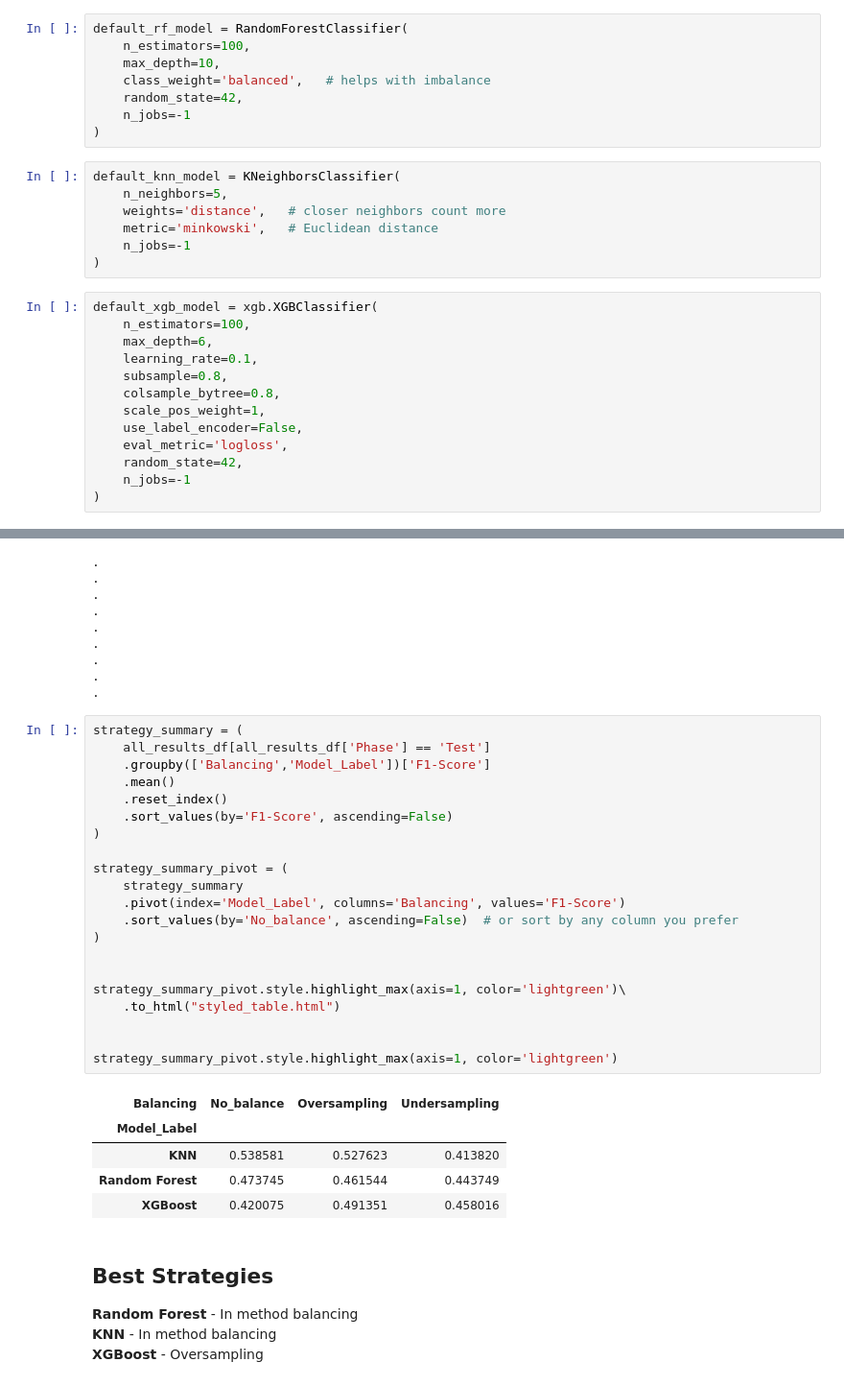
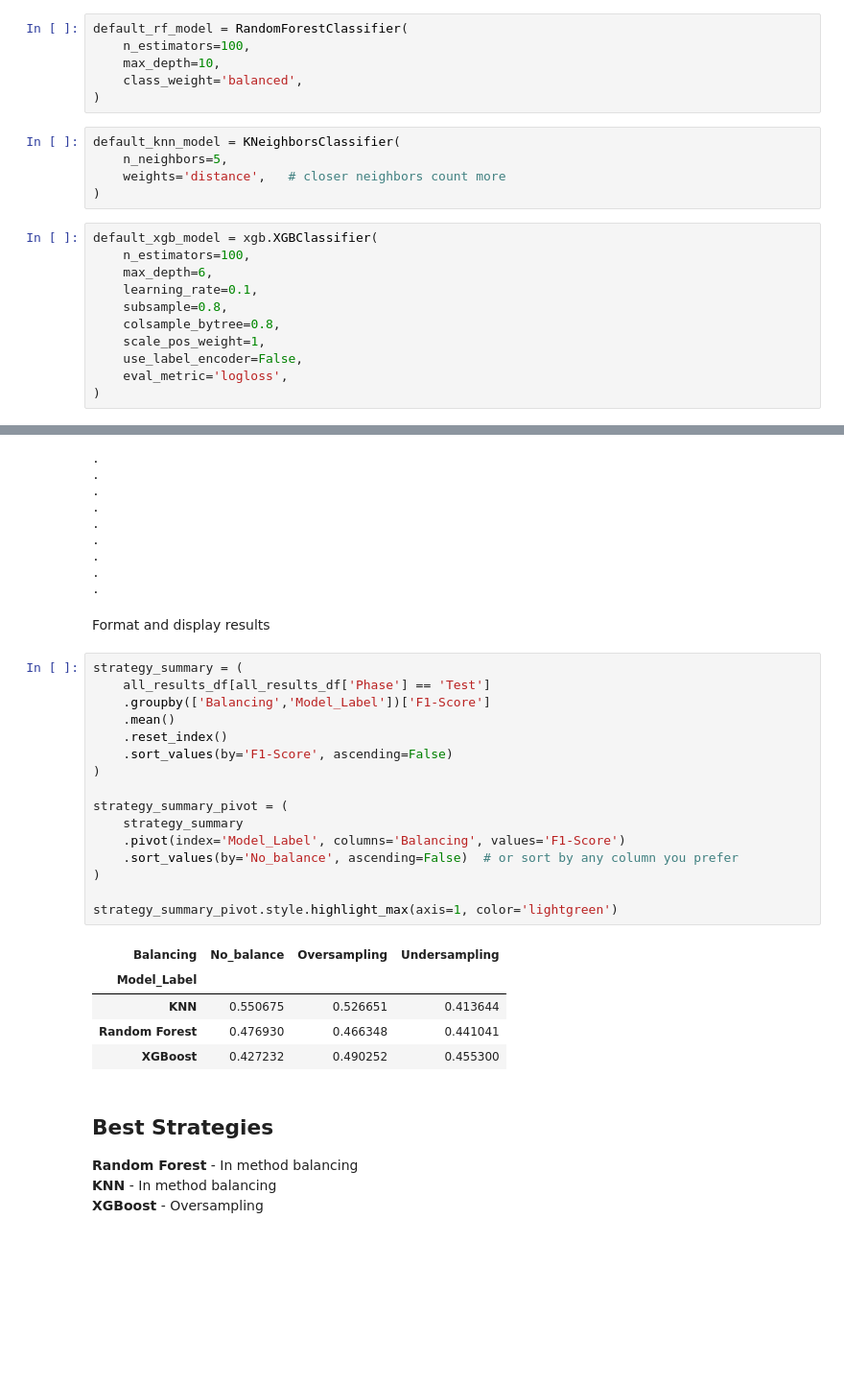
Before and after one commit to dustinlit/California_Fire_Severity, a Jupyter notebook: notebooks/class_balancing.ipynb, the cells around one changed output, grey strips where cells are left out. Shown: that part at 96% size. Drawn from its saved outputs; the diff is of its cells as text; blank space fills up the shorter version.

```diff
--- a/notebooks/class_balancing.ipynb
+++ b/notebooks/class_balancing.ipynb
@@ -184,16 +174,12 @@ def class_balancing(X_train, y_train, X_test, y_test, model, sampling_strategy='
 default_rf_model = RandomForestClassifier(
     n_estimators=100,
     max_depth=10,
-    class_weight='balanced',   # helps with imbalance
-    random_state=42,
-    n_jobs=-1
+    class_weight='balanced',
 )
 # %%
 default_knn_model = KNeighborsClassifier(
     n_neighbors=5,
     weights='distance',   # closer neighbors count more
-    metric='minkowski',   # Euclidean distance
-    n_jobs=-1
 )
 # %%
 default_xgb_model = xgb.XGBClassifier(
@@ -205,7 +191,5 @@ default_xgb_model = xgb.XGBClassifier(
     scale_pos_weight=1,
     use_label_encoder=False,
     eval_metric='logloss',
-    random_state=42,
-    n_jobs=-1
 )
 # %% [markdown]
@@ -244,33 +228,30 @@ all_results_df = pd.concat(all_results, axis=0).reset_index(drop=True)
 .
 .
 .
+# %% [markdown]
+Format and display results
 # %%
 strategy_summary = (
     all_results_df[all_results_df['Phase'] == 'Test']
     .groupby(['Balancing','Model_Label'])['F1-Score']
     .mean()
     .reset_index()
     .sort_values(by='F1-Score', ascending=False)
 )
 
 strategy_summary_pivot = (
     strategy_summary
     .pivot(index='Model_Label', columns='Balancing', values='F1-Score')
     .sort_values(by='No_balance', ascending=False)  # or sort by any column you prefer
 )
 
-
-strategy_summary_pivot.style.highlight_max(axis=1, color='lightgreen')\
-    .to_html("styled_table.html")
-
-
 strategy_summary_pivot.style.highlight_max(axis=1, color='lightgreen')
 # %% [output]
 | Balancing | No_balance | Oversampling | Undersampling |
 | Model_Label |  |  |  |
-| KNN | 0.538581 | 0.527623 | 0.413820 |
-| Random Forest | 0.473745 | 0.461544 | 0.443749 |
-| XGBoost | 0.420075 | 0.491351 | 0.458016 |
+| KNN | 0.550675 | 0.526651 | 0.413644 |
+| Random Forest | 0.476930 | 0.466348 | 0.441041 |
+| XGBoost | 0.427232 | 0.490252 | 0.455300 |
 # %% [markdown]
 ## Best Strategies
 **Random Forest** - In method balancing\
```
Also changed, not shown: parts of 8 cells of this notebook.
